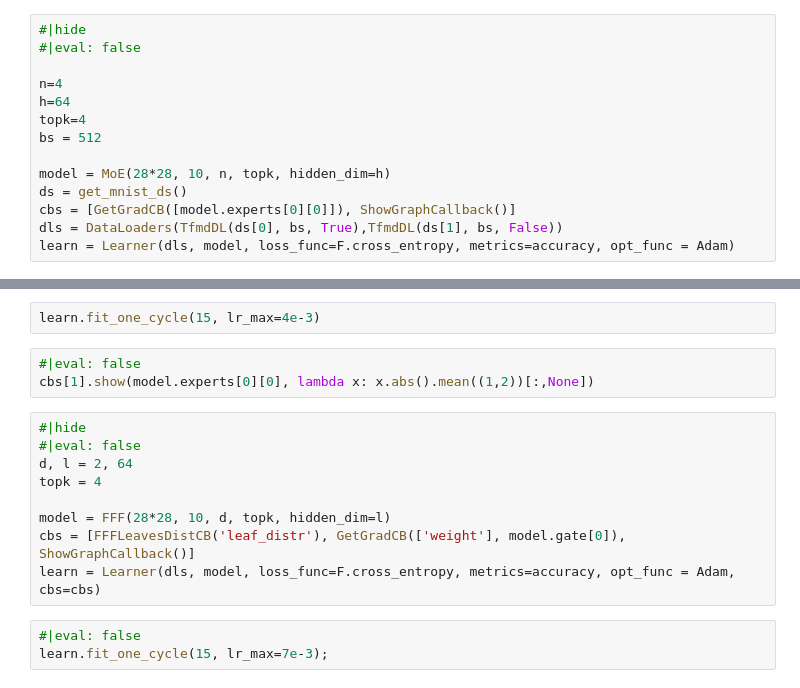
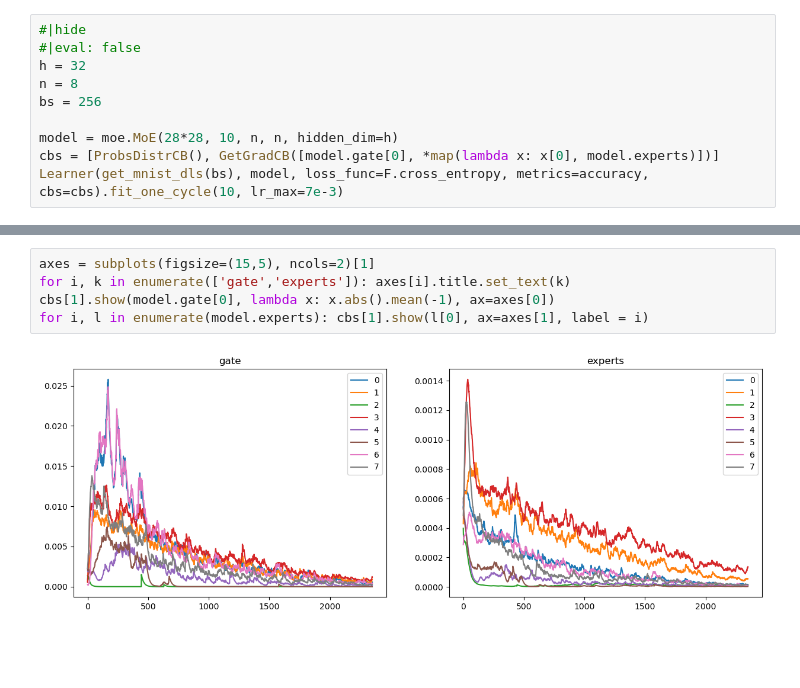
Before and after one commit to ssslakter/FastFF, a Jupyter notebook: nbs/06_moe_experiments.ipynb, the cells around one changed output, grey strips where cells are left out. Drawn from its saved outputs; the diff is of its cells as text; blank space fills up the shorter version.

```diff
--- a/nbs/06_moe_experiments.ipynb
+++ b/nbs/06_moe_experiments.ipynb
@@ -17,14 +16,10 @@ wandb.login()
 # %%
 #|hide
 #|eval: false
+h = 32
+n = 8
+bs = 256
 
-n=4
-h=64
-topk=4
-bs = 512
-
-model = MoE(28*28, 10, n, topk, hidden_dim=h)
-ds = get_mnist_ds()
-cbs = [GetGradCB([model.experts[0][0]]), ShowGraphCallback()]
-dls = DataLoaders(TfmdDL(ds[0], bs, True),TfmdDL(ds[1], bs, False))
-learn = Learner(dls, model, loss_func=F.cross_entropy, metrics=accuracy, opt_func = Adam)
+model = moe.MoE(28*28, 10, n, n, hidden_dim=h)
+cbs = [ProbsDistrCB(), GetGradCB([model.gate[0], *map(lambda x: x[0], model.experts)])]
+Learner(get_mnist_dls(bs), model, loss_func=F.cross_entropy, metrics=accuracy, cbs=cbs).fit_one_cycle(10, lr_max=7e-3)
@@ -31,17 +38,7 @@ learn = Learner(dls, model, loss_func=F.cross_entropy, metrics=accuracy, opt_fun
-# %%
-learn.fit_one_cycle(15, lr_max=4e-3)
-# %%
-#|eval: false
-cbs[1].show(model.experts[0][0], lambda x: x.abs().mean((1,2))[:,None])
-# %%
-#|hide
-#|eval: false
-d, l = 2, 64
-topk = 4
-
-model = FFF(28*28, 10, d, topk, hidden_dim=l)
-cbs = [FFFLeavesDistCB('leaf_distr'), GetGradCB(['weight'], model.gate[0]), ShowGraphCallback()]
-learn = Learner(dls, model, loss_func=F.cross_entropy, metrics=accuracy, opt_func = Adam, cbs=cbs)
-# %%
-#|eval: false
-learn.fit_one_cycle(15, lr_max=7e-3);
+# %%
+axes = subplots(figsize=(15,5), ncols=2)[1]
+for i, k in enumerate(['gate','experts']): axes[i].title.set_text(k)
+cbs[1].show(model.gate[0], lambda x: x.abs().mean(-1), ax=axes[0])
+for i, l in enumerate(model.experts): cbs[1].show(l[0], ax=axes[1], label = i)
+# %% [output]
+[figure, added]
```
Also changed, not shown: parts of 7 cells of this notebook, 3 other files.
